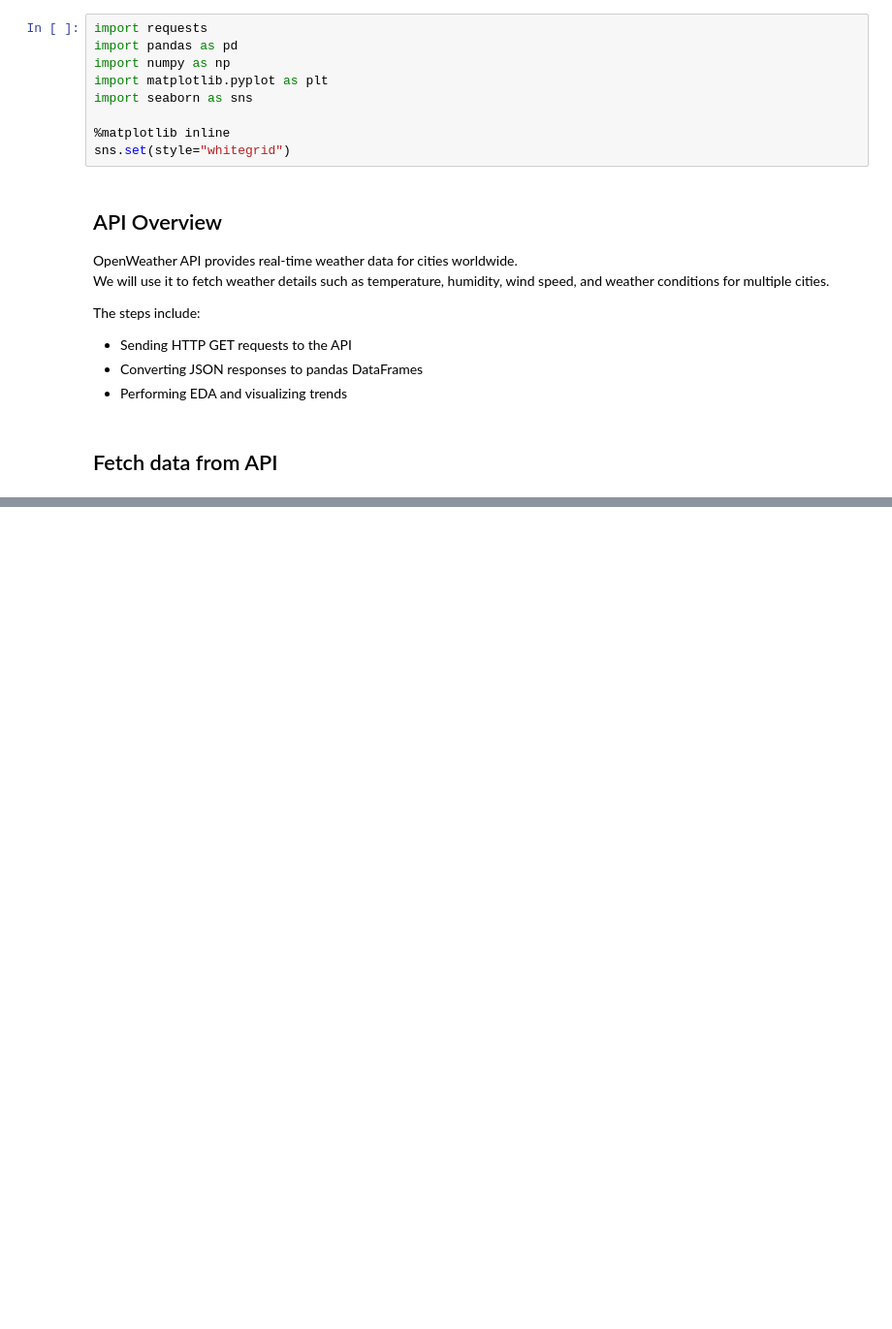
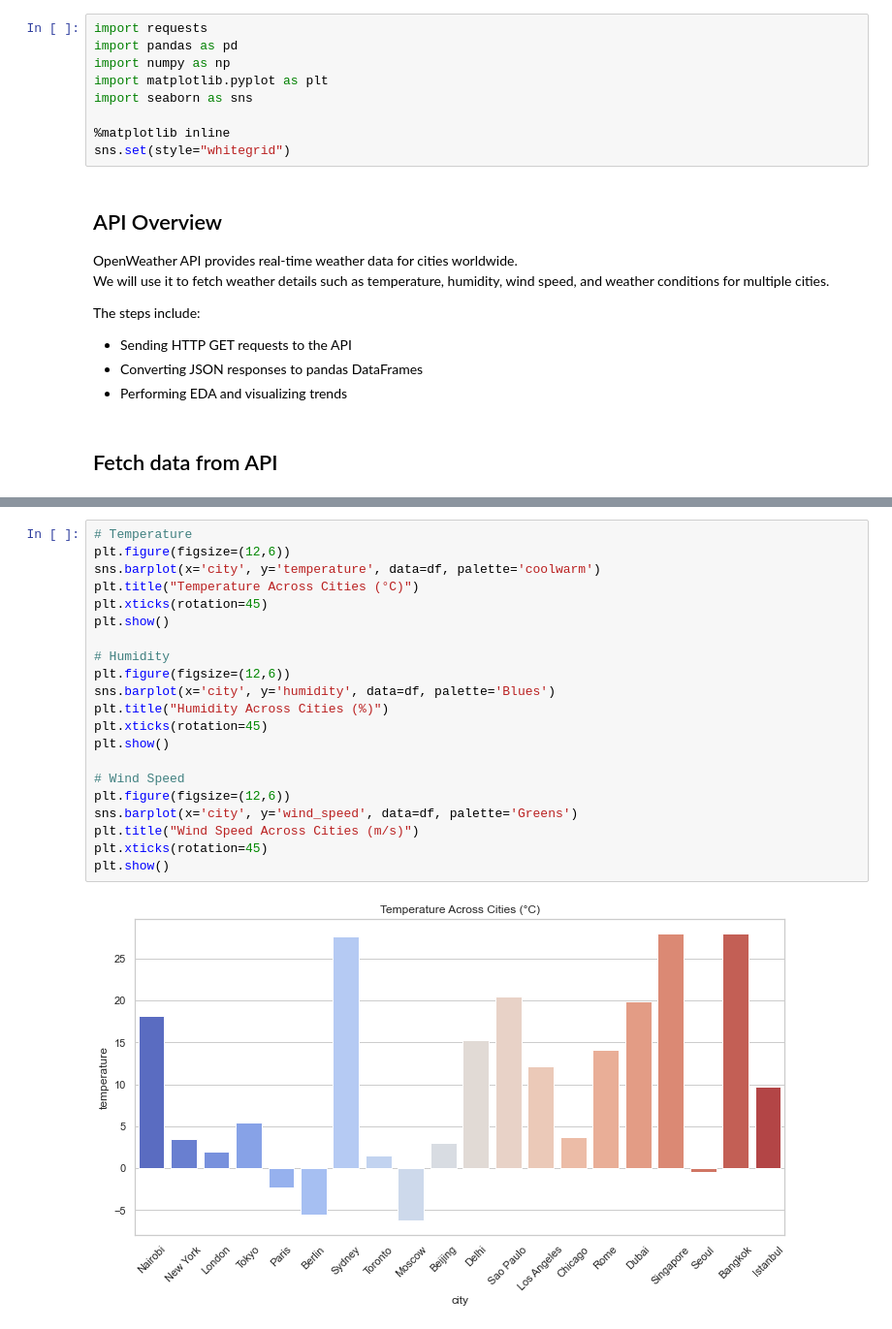
Before and after one commit to HellenDianaNjeri/API-DATA-ANALYSIS, a Jupyter notebook: Notebooks/api_data_analysis.ipynb, the cells around one changed output, grey strips where cells are left out. Shown at 97% size. Saved outputs shown, nothing was run; the diff lists cells and outputs as text; blank space fills up the shorter version.

```diff
--- a/Notebooks/api_data_analysis.ipynb
+++ b/Notebooks/api_data_analysis.ipynb
@@ -100,0 +195,23 @@ Tokyo -> Status code: 200
+# %%
+# Temperature
+plt.figure(figsize=(12,6))
+sns.barplot(x='city', y='temperature', data=df, palette='coolwarm')
+plt.title("Temperature Across Cities (°C)")
+plt.xticks(rotation=45)
+plt.show()
+
+# Humidity
+plt.figure(figsize=(12,6))
+sns.barplot(x='city', y='humidity', data=df, palette='Blues')
+plt.title("Humidity Across Cities (%)")
+plt.xticks(rotation=45)
+plt.show()
+
+# Wind Speed
+plt.figure(figsize=(12,6))
+sns.barplot(x='city', y='wind_speed', data=df, palette='Greens')
+plt.title("Wind Speed Across Cities (m/s)")
+plt.xticks(rotation=45)
+plt.show()
+# %% [output]
+[figure, added]
```
Also changed, not shown: parts of 7 cells of this notebook.
